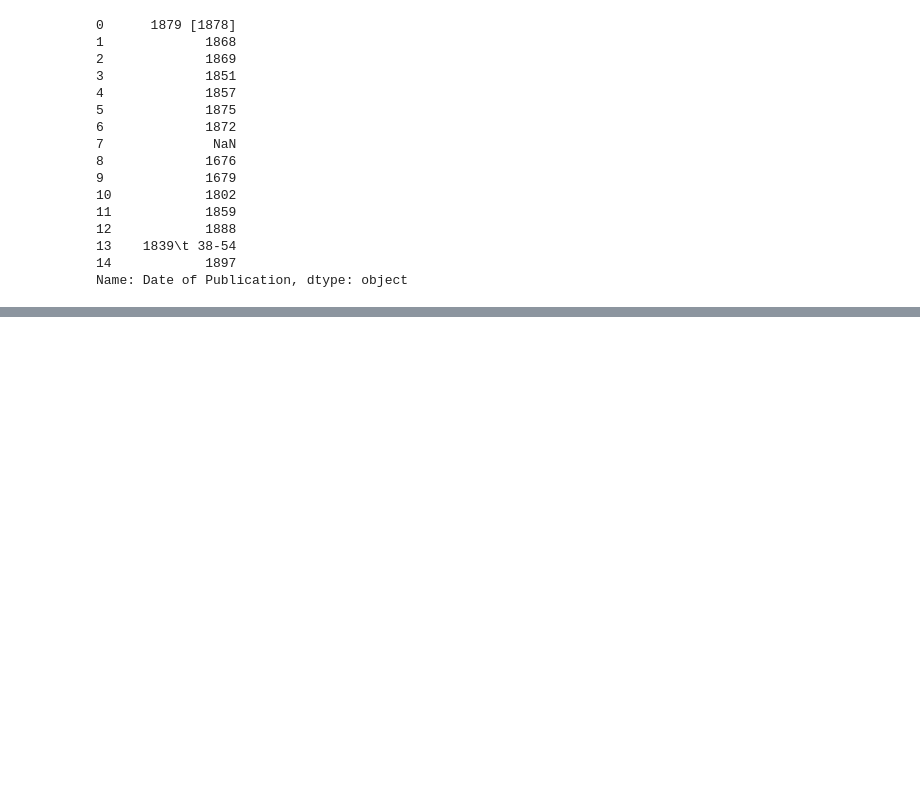
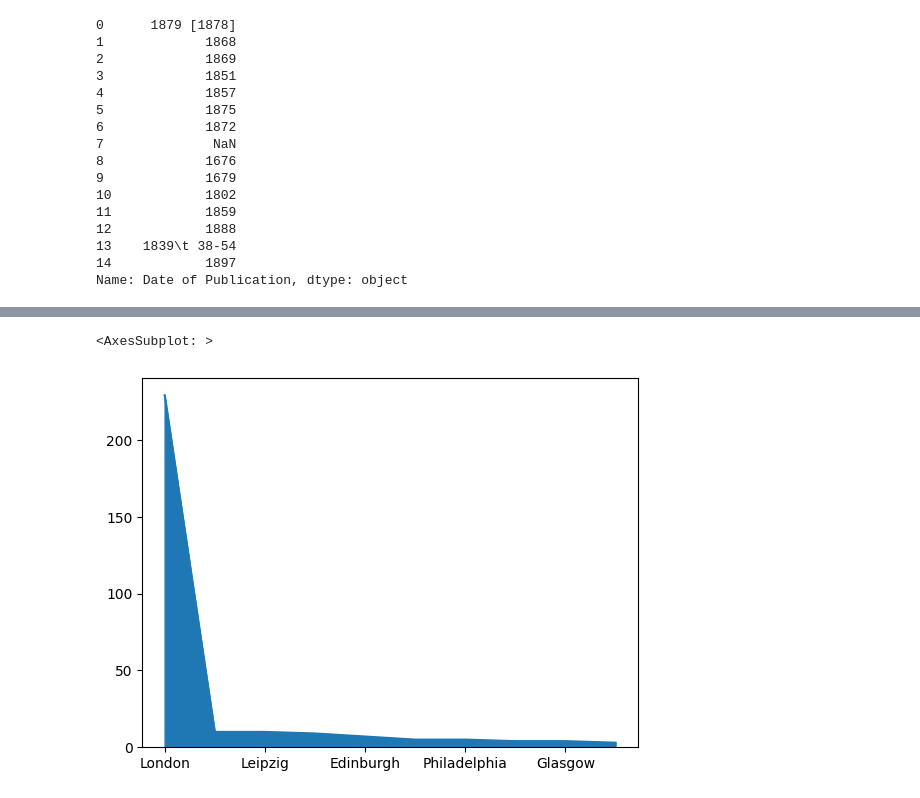
Before and after one commit to NTsaqif/visualisasi-data, a Jupyter notebook: project akhir.ipynb, the cells around one changed output, grey strips where cells are left out. Cells and saved outputs as stored; diff of their text form; code cells hidden in the pictures; blank space fills up the shorter version.

```diff
--- a/project akhir.ipynb
+++ b/project akhir.ipynb
@@ -213,0 +213,6 @@ TypeError: Could not convert LondonLondonКіевъShaftesburyLondonLondonLondon
+# %%
+
+dt['Place of Publication'].value_counts()[:10].plot(kind='area')
+# %% [output]
+<AxesSubplot: >
+[figure, added]
```
Also changed, not shown: parts of 10 cells of this notebook.
